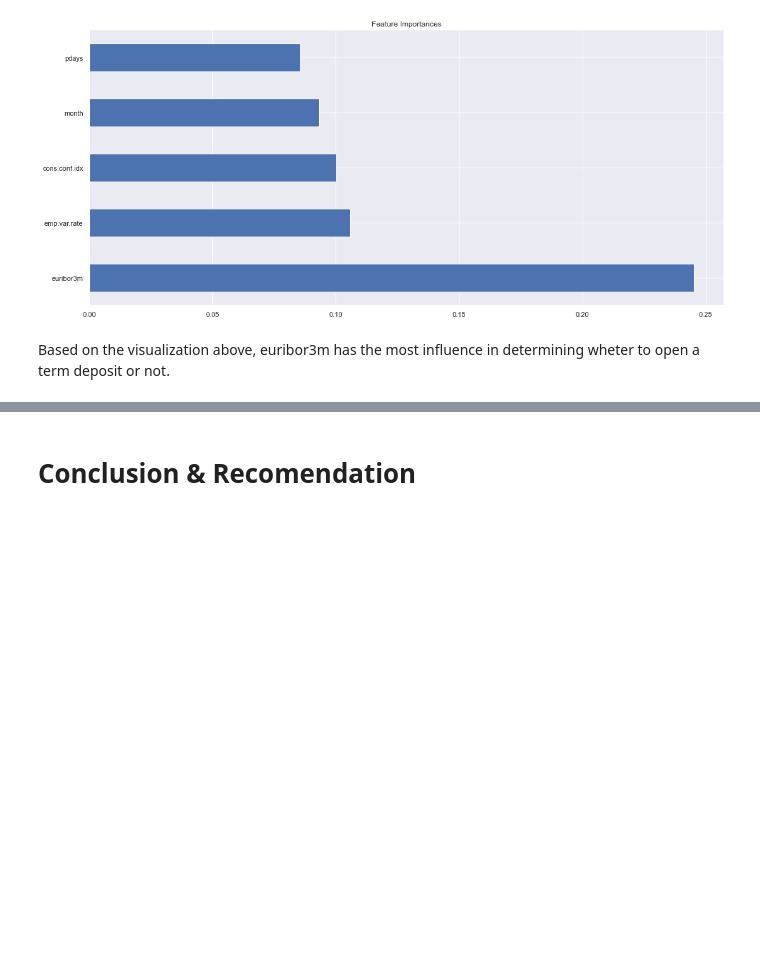
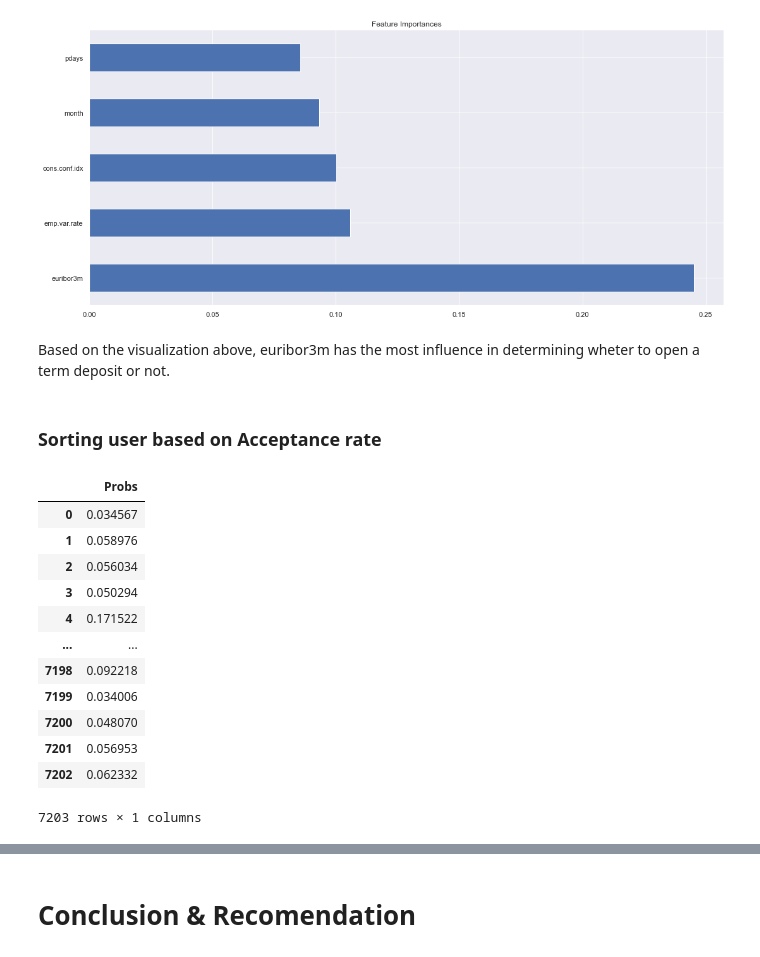
Before and after one commit to mtakakobi/Portugal-Telemarketing, a Jupyter notebook: Telemarketing.ipynb, the cells around one changed output, grey strips where cells are left out. Cells and saved outputs as stored; diff of their text form; code cells hidden in the pictures; blank space fills up the shorter version.

Commit message:
adding sortnig user based on acceptance rate

```diff
--- a/Telemarketing.ipynb
+++ b/Telemarketing.ipynb
@@ -2083,3 +2089,5 @@ plt.show()
 [figure]
 # %% [markdown]
 Based on the visualization above, euribor3m has the most influence in determining wheter to open a term deposit or not.
+# %% [markdown]
+### Sorting user based on Acceptance rate
@@ -2085,0 +2096,18 @@ Based on the visualization above, euribor3m has the most influence in determinin
+# %%
+df_decision = pd.DataFrame(best_model.predict_proba(x_test)[:,1],columns=['Probs'])
+# %%
+df_decision
+# %% [output]
+|  | Probs |
+| 0 | 0.034567 |
+| 1 | 0.058976 |
+| 2 | 0.056034 |
+| 3 | 0.050294 |
+| 4 | 0.171522 |
+| ... | ... |
+| 7198 | 0.092218 |
+| 7199 | 0.034006 |
+| 7200 | 0.048070 |
+| 7201 | 0.056953 |
+| 7202 | 0.062332 |
+7203 rows × 1 columns
```
Also changed, not shown: parts of 12 cells of this notebook.
